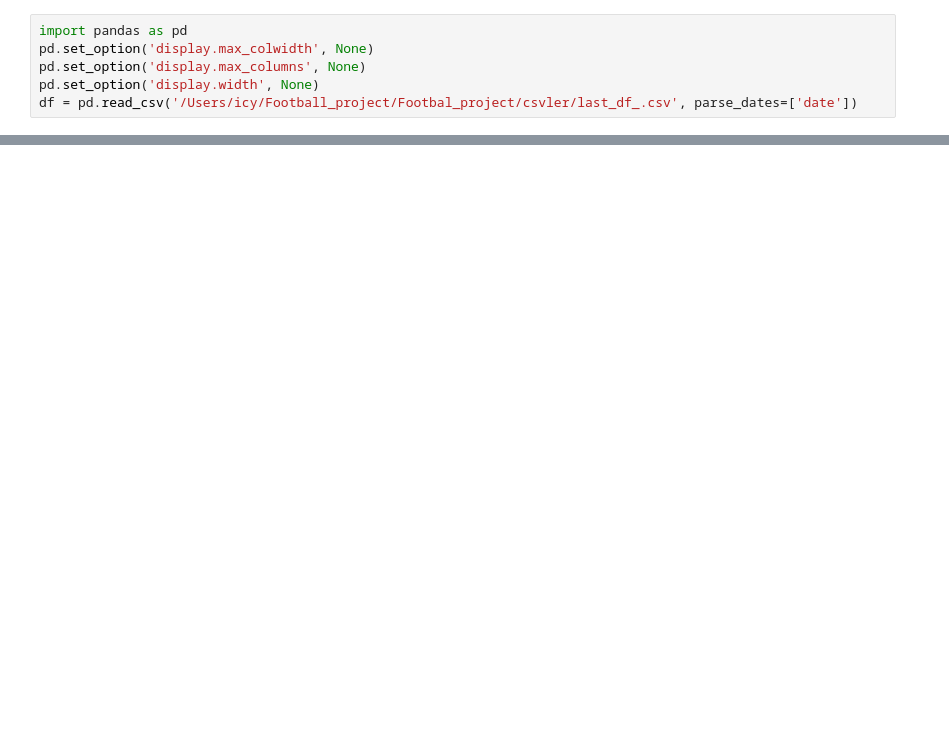
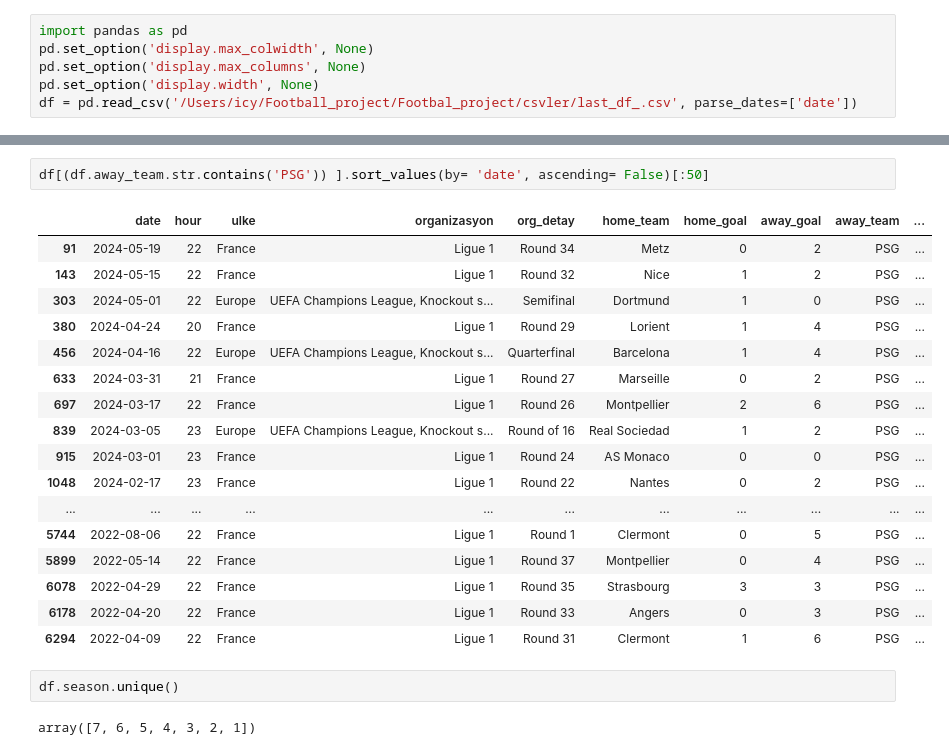
Before and after one commit to jesustr/sofa_calisma, a Jupyter notebook: sofa_functions.ipynb, the cells around one changed output, grey strips where cells are left out. Saved outputs shown, nothing was run; the diff lists cells and outputs as text; blank space fills up the shorter version.

```diff
--- a/sofa_functions.ipynb
+++ b/sofa_functions.ipynb
@@ -112,0 +147,24 @@ corner(home='Rize',away= 'Başak', hafta= 5, period= 1)
+# %%
+df[(df.away_team.str.contains('PSG')) ].sort_values(by= 'date', ascending= False)[:50]
+# %% [output]
+|  | date | hour | ulke | organizasyon | org_detay | home_team | home_goal | away_goal | away_team | ... |
+| 91 | 2024-05-19 | 22 | France | Ligue 1 | Round 34 | Metz | 0 | 2 | PSG | ... |
+| 143 | 2024-05-15 | 22 | France | Ligue 1 | Round 32 | Nice | 1 | 2 | PSG | ... |
+| 303 | 2024-05-01 | 22 | Europe | UEFA Champions League, Knockout s... | Semifinal | Dortmund | 1 | 0 | PSG | ... |
+| 380 | 2024-04-24 | 20 | France | Ligue 1 | Round 29 | Lorient | 1 | 4 | PSG | ... |
+| 456 | 2024-04-16 | 22 | Europe | UEFA Champions League, Knockout s... | Quarterfinal | Barcelona | 1 | 4 | PSG | ... |
+| 633 | 2024-03-31 | 21 | France | Ligue 1 | Round 27 | Marseille | 0 | 2 | PSG | ... |
+| 697 | 2024-03-17 | 22 | France | Ligue 1 | Round 26 | Montpellier | 2 | 6 | PSG | ... |
+| 839 | 2024-03-05 | 23 | Europe | UEFA Champions League, Knockout s... | Round of 16 | Real Sociedad | 1 | 2 | PSG | ... |
+| 915 | 2024-03-01 | 23 | France | Ligue 1 | Round 24 | AS Monaco | 0 | 0 | PSG | ... |
+| 1048 | 2024-02-17 | 23 | France | Ligue 1 | Round 22 | Nantes | 0 | 2 | PSG | ... |
+| ... | ... | ... | ... | ... | ... | ... | ... | ... | ... | ... |
+| 5744 | 2022-08-06 | 22 | France | Ligue 1 | Round 1 | Clermont | 0 | 5 | PSG | ... |
+| 5899 | 2022-05-14 | 22 | France | Ligue 1 | Round 37 | Montpellier | 0 | 4 | PSG | ... |
+| 6078 | 2022-04-29 | 22 | France | Ligue 1 | Round 35 | Strasbourg | 3 | 3 | PSG | ... |
+| 6178 | 2022-04-20 | 22 | France | Ligue 1 | Round 33 | Angers | 0 | 3 | PSG | ... |
+| 6294 | 2022-04-09 | 22 | France | Ligue 1 | Round 31 | Clermont | 1 | 6 | PSG | ... |
+# %%
+df.season.unique()
+# %% [output]
+array([7, 6, 5, 4, 3, 2, 1])
```
Also changed, not shown: parts of 6 cells of this notebook, 4 other files.
